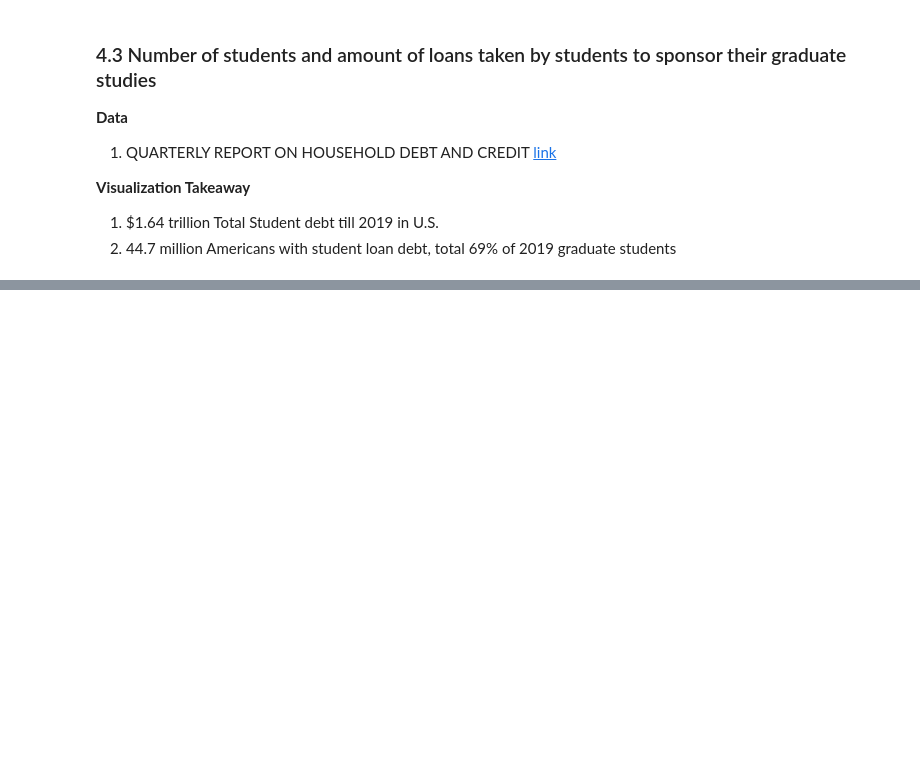
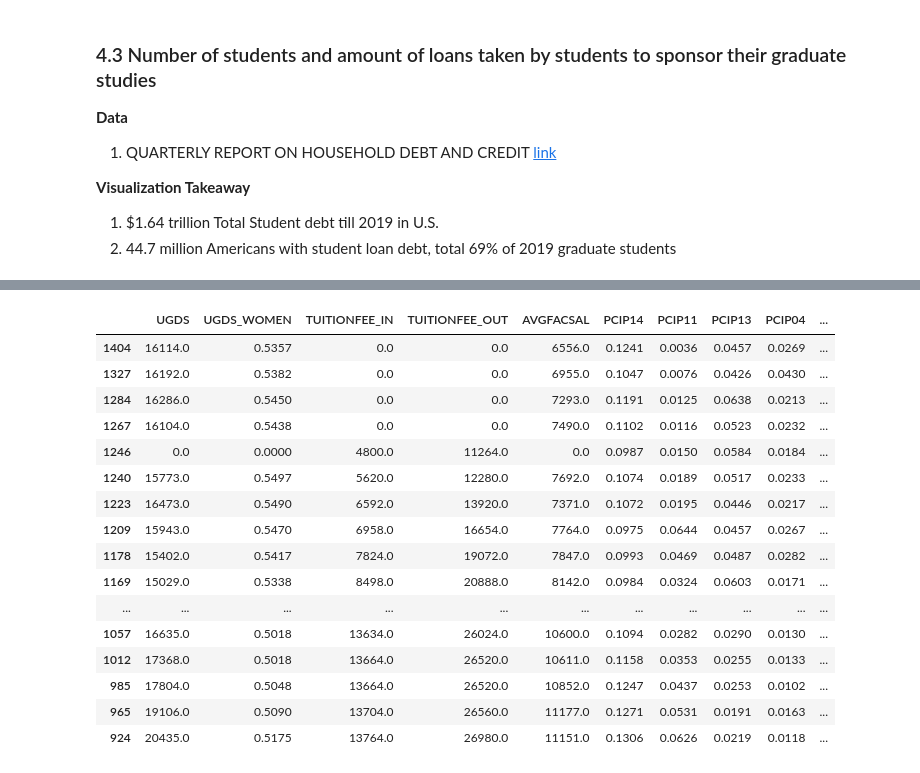
Before and after one commit to YJDave/cs418-s20-cs418_spring20_mighty_python, a Jupyter notebook: main.ipynb, the cells around one changed output, grey strips where cells are left out. Saved outputs shown, nothing was run; the diff lists cells and outputs as text; code cells hidden in the pictures; blank space fills up the shorter version.

```diff
--- a/main.ipynb
+++ b/main.ipynb
@@ -391,0 +433,37 @@ data
+# %%
+# Clean data to only values we want
+
+uic = uic[['UGDS', 'UGDS_WOMEN','TUITIONFEE_IN','TUITIONFEE_OUT','AVGFACSAL',
+            'PCIP14', 'PCIP11', 'PCIP13', 'PCIP04', 'PCIP23', 'PCIP16', 'PCIP26', 'PCIP27',
+            'PCIP38', 'PCIP42', 'PCIP52', 'PCIP54']].fillna(0)
+uic['year'] = [i for i in range(1996, 2019)]
+uic
+# uic['UGDS'], uic['UGDS_WOMEN'],
+# uic['TUITIONFEE_IN'], uic['TUITIONFEE_OUT'],
+# uic['AVGFACSAL']
+# uic['CIPCODE1']
+# uic['PCIP14'], uic['PCIP11'], # engineering, computer science
+# uic['PCIP13'], uic['PCIP04'] # education, Architecture
+# uic['PCIP23'], uic['PCIP16']  # english, foreign language
+# uic['PCIP26'], uic['PCIP27'] # biology, math
+# uic['PCIP38'], uic['PCIP42']   # philosophy, psychology
+# uic['PCIP52'], uic['PCIP54'] # business major, history
+# uic.index
+# %% [output]
+|  | UGDS | UGDS_WOMEN | TUITIONFEE_IN | TUITIONFEE_OUT | AVGFACSAL | PCIP14 | PCIP11 | PCIP13 | PCIP04 | ... |
+| 1404 | 16114.0 | 0.5357 | 0.0 | 0.0 | 6556.0 | 0.1241 | 0.0036 | 0.0457 | 0.0269 | ... |
+| 1327 | 16192.0 | 0.5382 | 0.0 | 0.0 | 6955.0 | 0.1047 | 0.0076 | 0.0426 | 0.0430 | ... |
+| 1284 | 16286.0 | 0.5450 | 0.0 | 0.0 | 7293.0 | 0.1191 | 0.0125 | 0.0638 | 0.0213 | ... |
+| 1267 | 16104.0 | 0.5438 | 0.0 | 0.0 | 7490.0 | 0.1102 | 0.0116 | 0.0523 | 0.0232 | ... |
+| 1246 | 0.0 | 0.0000 | 4800.0 | 11264.0 | 0.0 | 0.0987 | 0.0150 | 0.0584 | 0.0184 | ... |
+| 1240 | 15773.0 | 0.5497 | 5620.0 | 12280.0 | 7692.0 | 0.1074 | 0.0189 | 0.0517 | 0.0233 | ... |
+| 1223 | 16473.0 | 0.5490 | 6592.0 | 13920.0 | 7371.0 | 0.1072 | 0.0195 | 0.0446 | 0.0217 | ... |
+| 1209 | 15943.0 | 0.5470 | 6958.0 | 16654.0 | 7764.0 | 0.0975 | 0.0644 | 0.0457 | 0.0267 | ... |
+| 1178 | 15402.0 | 0.5417 | 7824.0 | 19072.0 | 7847.0 | 0.0993 | 0.0469 | 0.0487 | 0.0282 | ... |
+| 1169 | 15029.0 | 0.5338 | 8498.0 | 20888.0 | 8142.0 | 0.0984 | 0.0324 | 0.0603 | 0.0171 | ... |
+| ... | ... | ... | ... | ... | ... | ... | ... | ... | ... | ... |
+| 1057 | 16635.0 | 0.5018 | 13634.0 | 26024.0 | 10600.0 | 0.1094 | 0.0282 | 0.0290 | 0.0130 | ... |
+| 1012 | 17368.0 | 0.5018 | 13664.0 | 26520.0 | 10611.0 | 0.1158 | 0.0353 | 0.0255 | 0.0133 | ... |
+| 985 | 17804.0 | 0.5048 | 13664.0 | 26520.0 | 10852.0 | 0.1247 | 0.0437 | 0.0253 | 0.0102 | ... |
+| 965 | 19106.0 | 0.5090 | 13704.0 | 26560.0 | 11177.0 | 0.1271 | 0.0531 | 0.0191 | 0.0163 | ... |
+| 924 | 20435.0 | 0.5175 | 13764.0 | 26980.0 | 11151.0 | 0.1306 | 0.0626 | 0.0219 | 0.0118 | ... |
```
Also changed, not shown: parts of 9 cells of this notebook.
